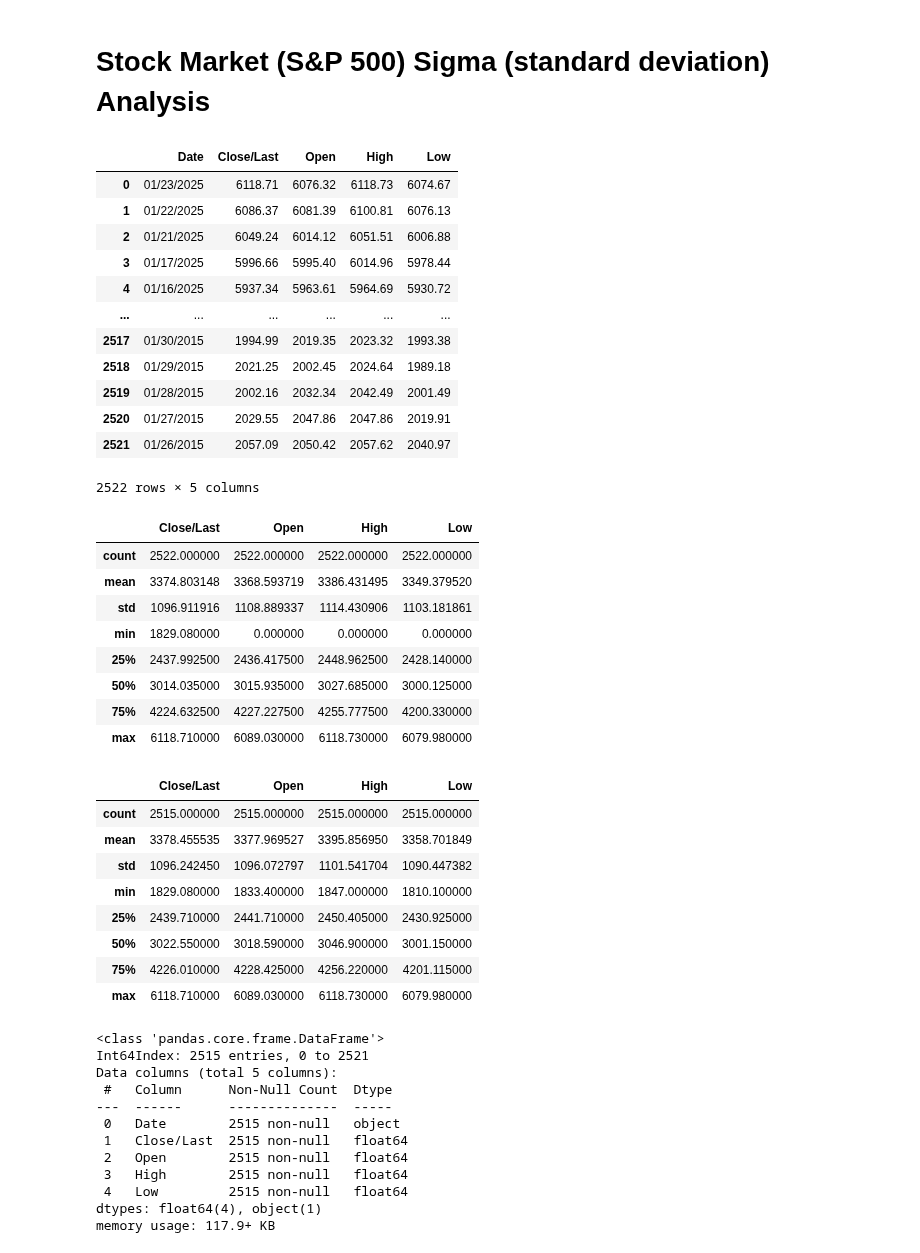
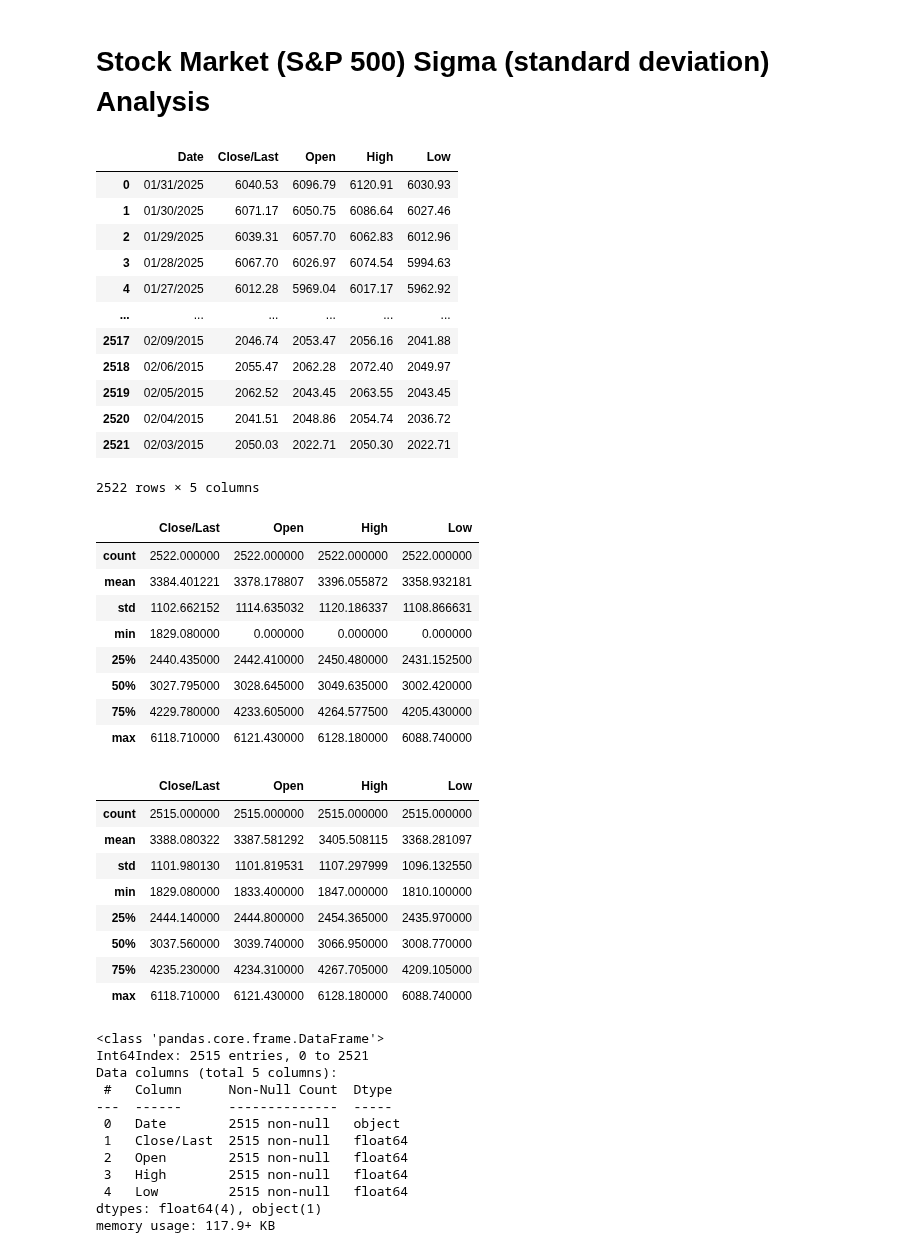
Before and after one commit to JohnBroberg/StockMarketSigma, a Jupyter notebook: StockMarketSigma.ipynb, the cells around one changed output. Cells and saved outputs as stored; diff of their text form; code cells hidden in the pictures.

```diff
--- a/StockMarketSigma.ipynb
+++ b/StockMarketSigma.ipynb
@@ -4,58 +4,58 @@
 #created by John Broberg on 2022-05-29
 #inspired by "LET THE WILD RUMPUS BEGIN" by JEREMY GRANTHAM of GMO
 #ref. https://www.gmo.com/globalassets/articles/viewpoints/2022/gmo_let-the-wild-rumpus-begin_1-22.pdf
 
 #https://www.gmo.com/americas/research-library/entering-the-superbubbles-final-act/
 #"...superbubbles – 2.5 to 3 sigma events..."
 #"...ordinary 2 sigma bubbles..."
 #"Ordinary bubbles are, to us, those that reach a 2 sigma deviation from trend. Superbubbles reach 2.5 sigma or greater."
 
 #source data: https://www.nasdaq.com/market-activity/index/spx/historical
 
 #cd
 #cd git/StockMarketSigma
 #git pull https://github.com/JohnBroberg/StockMarketSigma.git
 
 #Get trendline equation
 #https://stackoverflow.com/questions/49460596/add-trendline-with-equation-in-2d-array
 #https://stackoverflow.com/questions/26447191/how-to-add-trendline-in-python-matplotlib-dot-scatter-graphs
 
 
 import pandas as pd
 import numpy as np
 import matplotlib.pyplot as plt
 import seaborn as sns
 
-data = 'HistoricalData_1737768375932.csv'
+data = 'HistoricalData_1738623308487.csv'
 df = pd.read_csv(data)
 
 df
 # %% [output]
 |  | Date | Close/Last | Open | High | Low |
-| 0 | 01/23/2025 | 6118.71 | 6076.32 | 6118.73 | 6074.67 |
-| 1 | 01/22/2025 | 6086.37 | 6081.39 | 6100.81 | 6076.13 |
-| 2 | 01/21/2025 | 6049.24 | 6014.12 | 6051.51 | 6006.88 |
-| 3 | 01/17/2025 | 5996.66 | 5995.40 | 6014.96 | 5978.44 |
-| 4 | 01/16/2025 | 5937.34 | 5963.61 | 5964.69 | 5930.72 |
+| 0 | 01/31/2025 | 6040.53 | 6096.79 | 6120.91 | 6030.93 |
+| 1 | 01/30/2025 | 6071.17 | 6050.75 | 6086.64 | 6027.46 |
+| 2 | 01/29/2025 | 6039.31 | 6057.70 | 6062.83 | 6012.96 |
+| 3 | 01/28/2025 | 6067.70 | 6026.97 | 6074.54 | 5994.63 |
+| 4 | 01/27/2025 | 6012.28 | 5969.04 | 6017.17 | 5962.92 |
 | ... | ... | ... | ... | ... | ... |
-| 2517 | 01/30/2015 | 1994.99 | 2019.35 | 2023.32 | 1993.38 |
-| 2518 | 01/29/2015 | 2021.25 | 2002.45 | 2024.64 | 1989.18 |
-| 2519 | 01/28/2015 | 2002.16 | 2032.34 | 2042.49 | 2001.49 |
-| 2520 | 01/27/2015 | 2029.55 | 2047.86 | 2047.86 | 2019.91 |
-| 2521 | 01/26/2015 | 2057.09 | 2050.42 | 2057.62 | 2040.97 |
+| 2517 | 02/09/2015 | 2046.74 | 2053.47 | 2056.16 | 2041.88 |
+| 2518 | 02/06/2015 | 2055.47 | 2062.28 | 2072.40 | 2049.97 |
+| 2519 | 02/05/2015 | 2062.52 | 2043.45 | 2063.55 | 2043.45 |
+| 2520 | 02/04/2015 | 2041.51 | 2048.86 | 2054.74 | 2036.72 |
+| 2521 | 02/03/2015 | 2050.03 | 2022.71 | 2050.30 | 2022.71 |
 2522 rows × 5 columns
 # %%
 df.describe()
 # %% [output]
 |  | Close/Last | Open | High | Low |
 | count | 2522.000000 | 2522.000000 | 2522.000000 | 2522.000000 |
-| mean | 3374.803148 | 3368.593719 | 3386.431495 | 3349.379520 |
-| std | 1096.911916 | 1108.889337 | 1114.430906 | 1103.181861 |
+| mean | 3384.401221 | 3378.178807 | 3396.055872 | 3358.932181 |
+| std | 1102.662152 | 1114.635032 | 1120.186337 | 1108.866631 |
 | min | 1829.080000 | 0.000000 | 0.000000 | 0.000000 |
-| 25% | 2437.992500 | 2436.417500 | 2448.962500 | 2428.140000 |
-| 50% | 3014.035000 | 3015.935000 | 3027.685000 | 3000.125000 |
-| 75% | 4224.632500 | 4227.227500 | 4255.777500 | 4200.330000 |
-| max | 6118.710000 | 6089.030000 | 6118.730000 | 6079.980000 |
+| 25% | 2440.435000 | 2442.410000 | 2450.480000 | 2431.152500 |
+| 50% | 3027.795000 | 3028.645000 | 3049.635000 | 3002.420000 |
+| 75% | 4229.780000 | 4233.605000 | 4264.577500 | 4205.430000 |
+| max | 6118.710000 | 6121.430000 | 6128.180000 | 6088.740000 |
 # %%
 #remove holidays (Open == 0)
 
@@ -64,13 +64,13 @@ df.describe()
 # %% [output]
 |  | Close/Last | Open | High | Low |
 | count | 2515.000000 | 2515.000000 | 2515.000000 | 2515.000000 |
-| mean | 3378.455535 | 3377.969527 | 3395.856950 | 3358.701849 |
-| std | 1096.242450 | 1096.072797 | 1101.541704 | 1090.447382 |
+| mean | 3388.080322 | 3387.581292 | 3405.508115 | 3368.281097 |
+| std | 1101.980130 | 1101.819531 | 1107.297999 | 1096.132550 |
 | min | 1829.080000 | 1833.400000 | 1847.000000 | 1810.100000 |
-| 25% | 2439.710000 | 2441.710000 | 2450.405000 | 2430.925000 |
-| 50% | 3022.550000 | 3018.590000 | 3046.900000 | 3001.150000 |
-| 75% | 4226.010000 | 4228.425000 | 4256.220000 | 4201.115000 |
-| max | 6118.710000 | 6089.030000 | 6118.730000 | 6079.980000 |
+| 25% | 2444.140000 | 2444.800000 | 2454.365000 | 2435.970000 |
+| 50% | 3037.560000 | 3039.740000 | 3066.950000 | 3008.770000 |
+| 75% | 4235.230000 | 4234.310000 | 4267.705000 | 4209.105000 |
+| max | 6118.710000 | 6121.430000 | 6128.180000 | 6088.740000 |
 # %%
 df.info()
 # %% [output]
```
Also changed, not shown: parts of 10 cells of this notebook, 2 other files.
